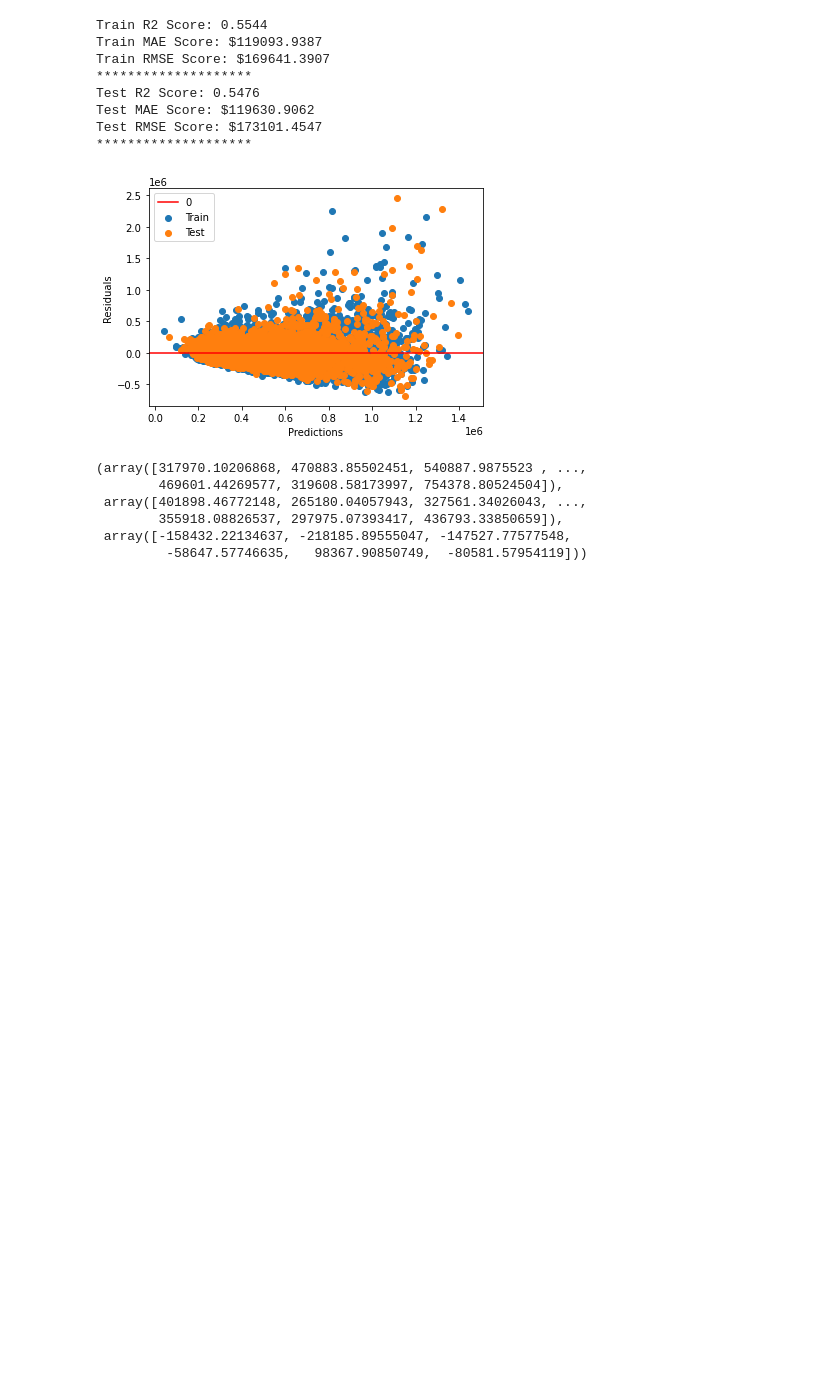
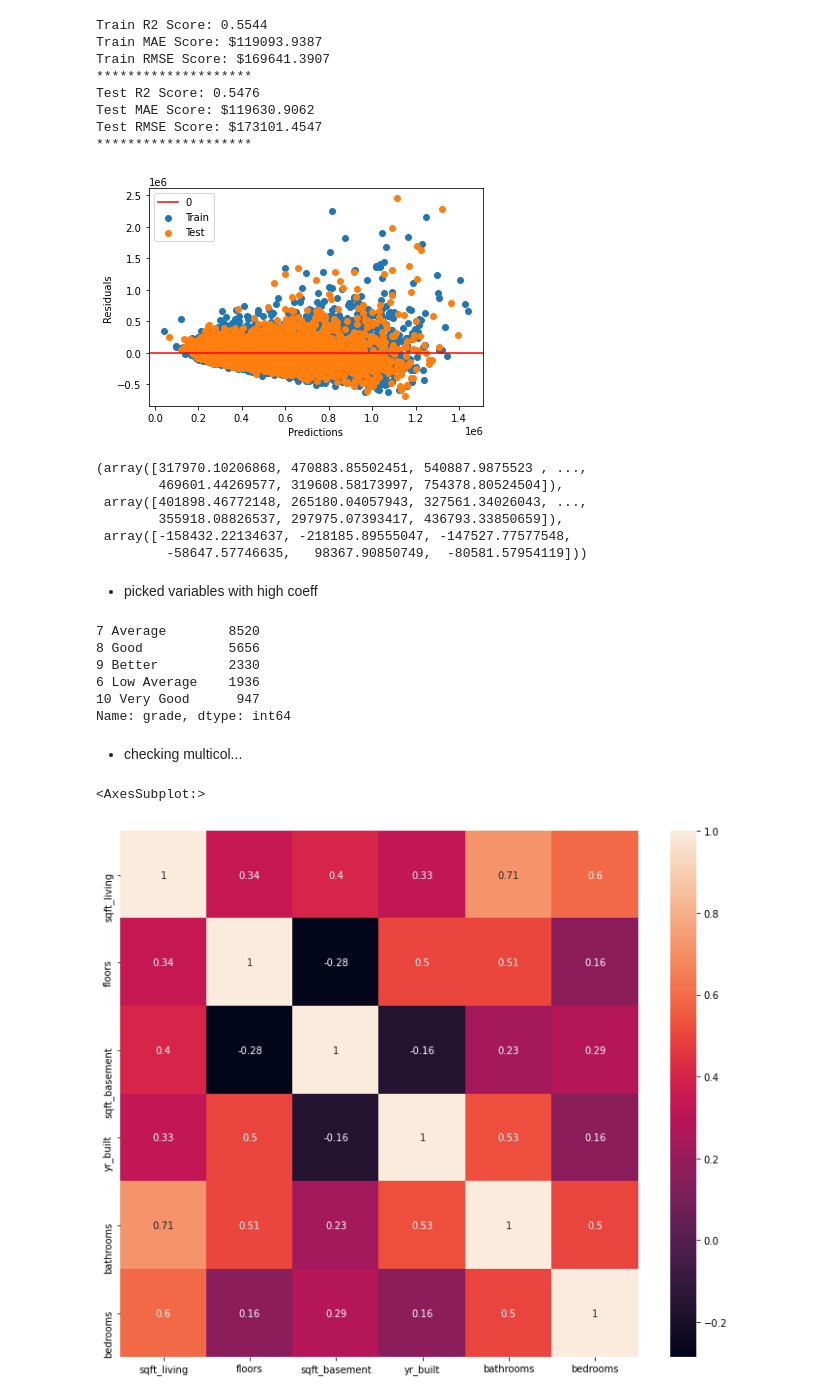
Before and after one commit to pjlannoo/Housing-Data-Project, a Jupyter notebook: Notebooks/David/Final_Model_Maybe.ipynb, the cells around one changed output. Cells and saved outputs as stored; diff of their text form; code cells hidden in the pictures; blank space fills up the shorter version.

```diff
--- a/Notebooks/David/Final_Model_Maybe.ipynb
+++ b/Notebooks/David/Final_Model_Maybe.ipynb
@@ -304 +335,3 @@ Test RMSE Score: $173101.4547
+# %% [markdown]
+- picked variables with high coeff
 # %%
@@ -305,0 +339,17 @@ rel = data[['sqft_living', 'sqft_lot', 'floors', 'sqft_basement', 'yr_built', 'b
+# %%
+rel['grade'].value_counts()
+# %% [output]
+7 Average        8520
+8 Good           5656
+9 Better         2330
+6 Low Average    1936
+10 Very Good      947
+Name: grade, dtype: int64
+# %% [markdown]
+- checking multicol...
+# %%
+plt.subplots(figsize=(12, 10))
+sns.heatmap(rel.corr(), annot=True)
+# %% [output]
+<AxesSubplot:>
+[figure, added]
```
Also changed, not shown: parts of 27 cells of this notebook, 2 other files.
